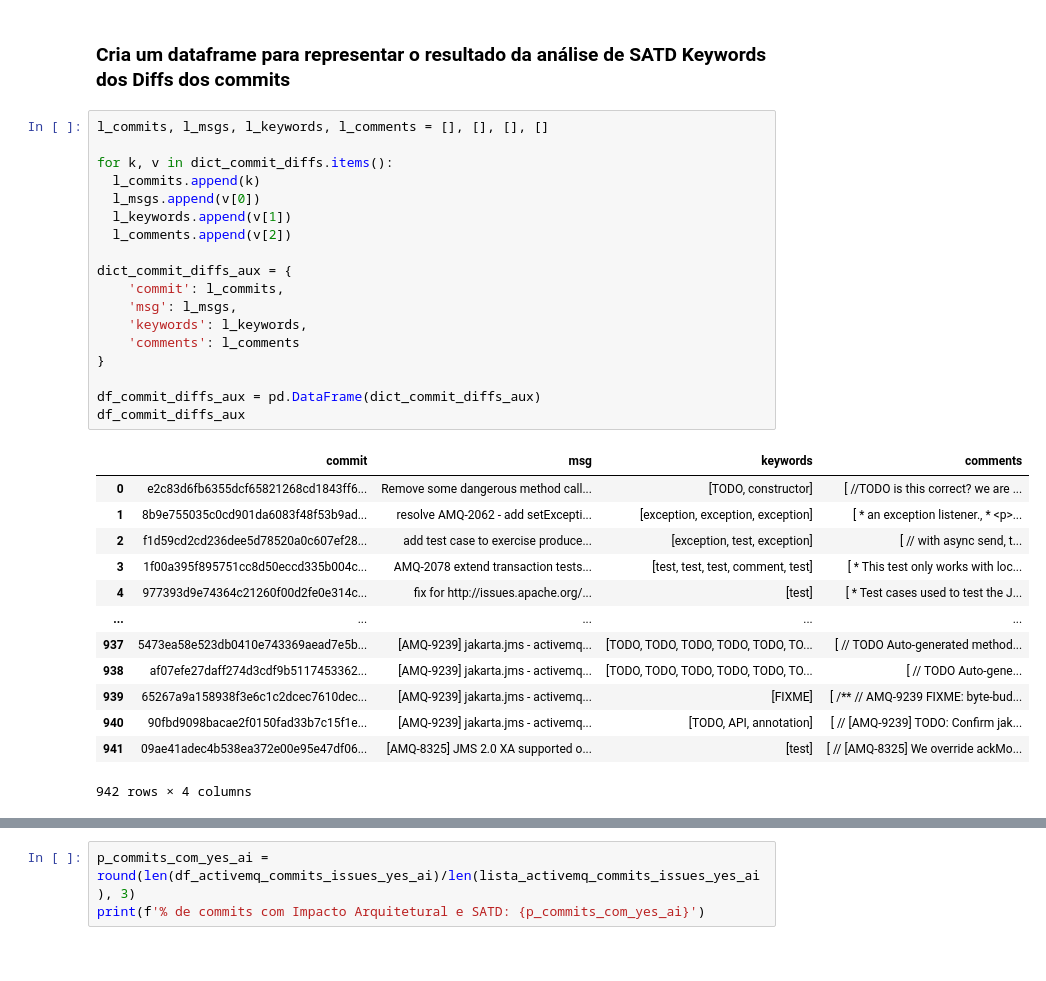
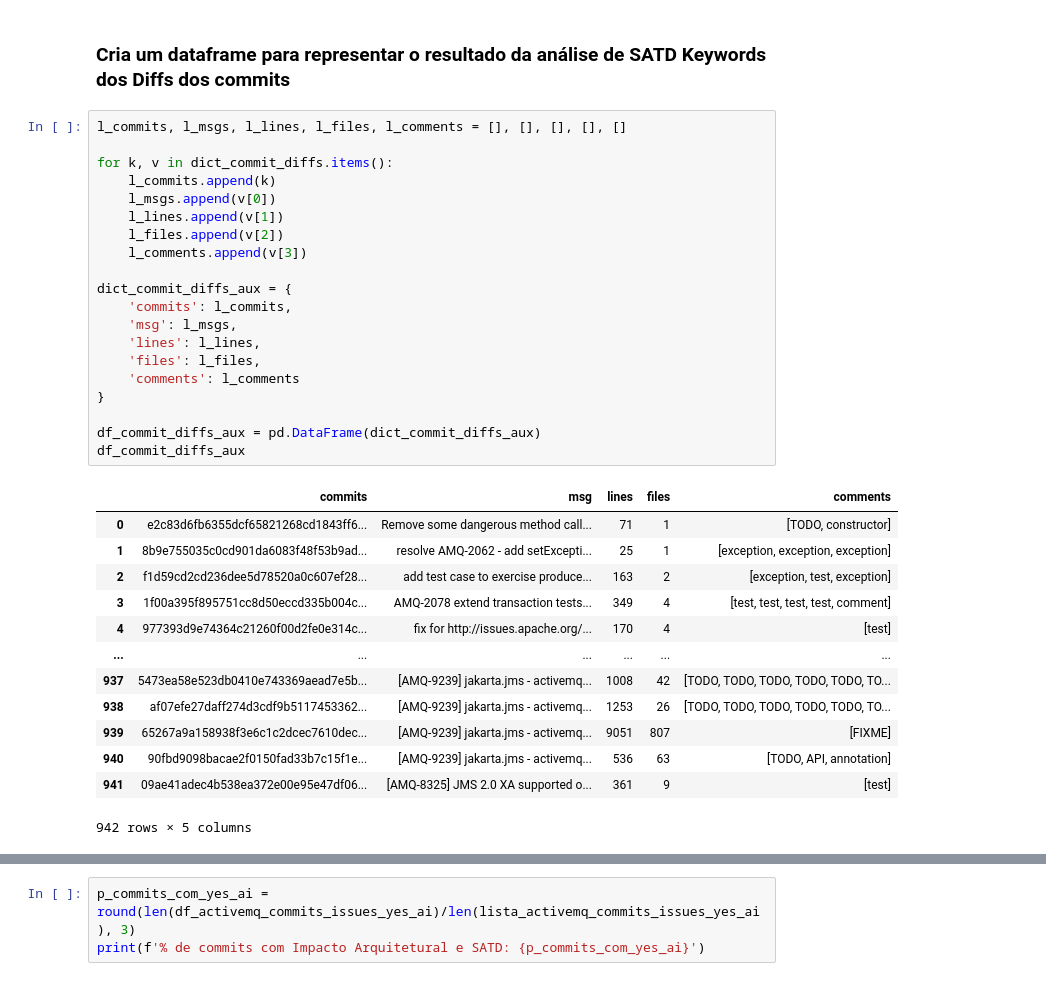
Before and after one commit to armandossrecife/my_validation, a Jupyter notebook: my_satd_activemq.ipynb, the cells around one changed output, grey strips where cells are left out. Cells and saved outputs as stored; diff of their text form.

```diff
--- a/my_satd_activemq.ipynb
+++ b/my_satd_activemq.ipynb
@@ -270,35 +345,37 @@ Aguarde...
 # %% [markdown]
 ### Cria um dataframe para representar o resultado da análise de SATD Keywords dos Diffs dos commits
 # %%
-l_commits, l_msgs, l_keywords, l_comments = [], [], [], []
+l_commits, l_msgs, l_lines, l_files, l_comments = [], [], [], [], []
 
 for k, v in dict_commit_diffs.items():
-  l_commits.append(k)
-  l_msgs.append(v[0])
-  l_keywords.append(v[1])
-  l_comments.append(v[2])
+    l_commits.append(k)
+    l_msgs.append(v[0])
+    l_lines.append(v[1])
+    l_files.append(v[2])
+    l_comments.append(v[3])
 
 dict_commit_diffs_aux = {
-    'commit': l_commits,
+    'commits': l_commits,
     'msg': l_msgs,
-    'keywords': l_keywords,
+    'lines': l_lines,
+    'files': l_files,
     'comments': l_comments
 }
 
 df_commit_diffs_aux = pd.DataFrame(dict_commit_diffs_aux)
 df_commit_diffs_aux
 # %% [output]
-|  | commit | msg | keywords | comments |
-| 0 | e2c83d6fb6355dcf65821268cd1843ff6... | Remove some dangerous method call... | [TODO, constructor] | [ //TODO is this correct? we are ... |
-| 1 | 8b9e755035c0cd901da6083f48f53b9ad... | resolve AMQ-2062 - add setExcepti... | [exception, exception, exception] | [ * an exception listener., * <p>... |
-| 2 | f1d59cd2cd236dee5d78520a0c607ef28... | add test case to exercise produce... | [exception, test, exception] | [ // with async send, t... |
-| 3 | 1f00a395f895751cc8d50eccd335b004c... | AMQ-2078 extend transaction tests... | [test, test, test, comment, test] | [ * This test only works with loc... |
-| 4 | 977393d9e74364c21260f00d2fe0e314c... | fix for http://issues.apache.org/... | [test] | [ * Test cases used to test the J... |
-| ... | ... | ... | ... | ... |
-| 937 | 5473ea58e523db0410e743369aead7e5b... | [AMQ-9239] jakarta.jms - activemq... | [TODO, TODO, TODO, TODO, TODO, TO... | [ // TODO Auto-generated method... |
-| 938 | af07efe27daff274d3cdf9b5117453362... | [AMQ-9239] jakarta.jms - activemq... | [TODO, TODO, TODO, TODO, TODO, TO... | [ // TODO Auto-gene... |
-| 939 | 65267a9a158938f3e6c1c2dcec7610dec... | [AMQ-9239] jakarta.jms - activemq... | [FIXME] | [ /** // AMQ-9239 FIXME: byte-bud... |
-| 940 | 90fbd9098bacae2f0150fad33b7c15f1e... | [AMQ-9239] jakarta.jms - activemq... | [TODO, API, annotation] | [ // [AMQ-9239] TODO: Confirm jak... |
-| 941 | 09ae41adec4b538ea372e00e95e47df06... | [AMQ-8325] JMS 2.0 XA supported o... | [test] | [ // [AMQ-8325] We override ackMo... |
+|  | commits | msg | lines | files | comments |
+| 0 | e2c83d6fb6355dcf65821268cd1843ff6... | Remove some dangerous method call... | 71 | 1 | [TODO, constructor] |
+| 1 | 8b9e755035c0cd901da6083f48f53b9ad... | resolve AMQ-2062 - add setExcepti... | 25 | 1 | [exception, exception, exception] |
+| 2 | f1d59cd2cd236dee5d78520a0c607ef28... | add test case to exercise produce... | 163 | 2 | [exception, test, exception] |
+| 3 | 1f00a395f895751cc8d50eccd335b004c... | AMQ-2078 extend transaction tests... | 349 | 4 | [test, test, test, test, comment] |
+| 4 | 977393d9e74364c21260f00d2fe0e314c... | fix for http://issues.apache.org/... | 170 | 4 | [test] |
+| ... | ... | ... | ... | ... | ... |
+| 937 | 5473ea58e523db0410e743369aead7e5b... | [AMQ-9239] jakarta.jms - activemq... | 1008 | 42 | [TODO, TODO, TODO, TODO, TODO, TO... |
+| 938 | af07efe27daff274d3cdf9b5117453362... | [AMQ-9239] jakarta.jms - activemq... | 1253 | 26 | [TODO, TODO, TODO, TODO, TODO, TO... |
+| 939 | 65267a9a158938f3e6c1c2dcec7610dec... | [AMQ-9239] jakarta.jms - activemq... | 9051 | 807 | [FIXME] |
+| 940 | 90fbd9098bacae2f0150fad33b7c15f1e... | [AMQ-9239] jakarta.jms - activemq... | 536 | 63 | [TODO, API, annotation] |
+| 941 | 09ae41adec4b538ea372e00e95e47df06... | [AMQ-8325] JMS 2.0 XA supported o... | 361 | 9 | [test] |
-942 rows × 4 columns
+942 rows × 5 columns
 # %%
```
Also changed, not shown: parts of 16 cells of this notebook.
